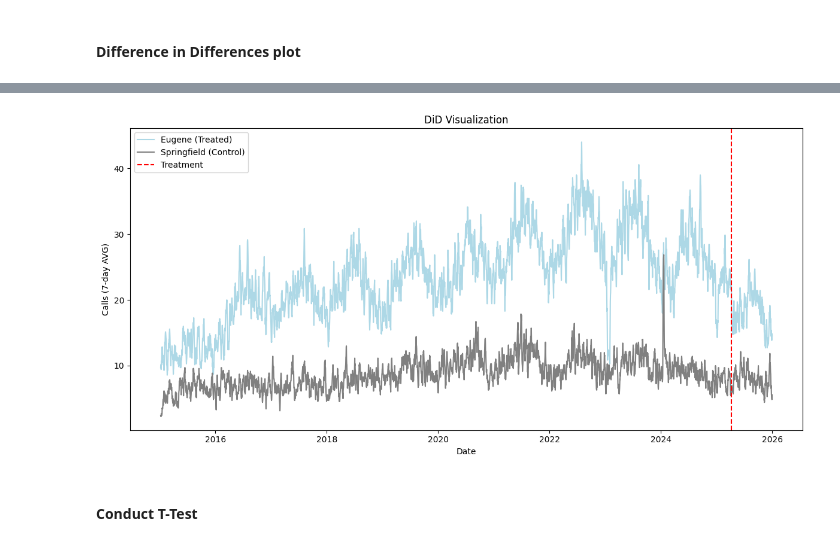
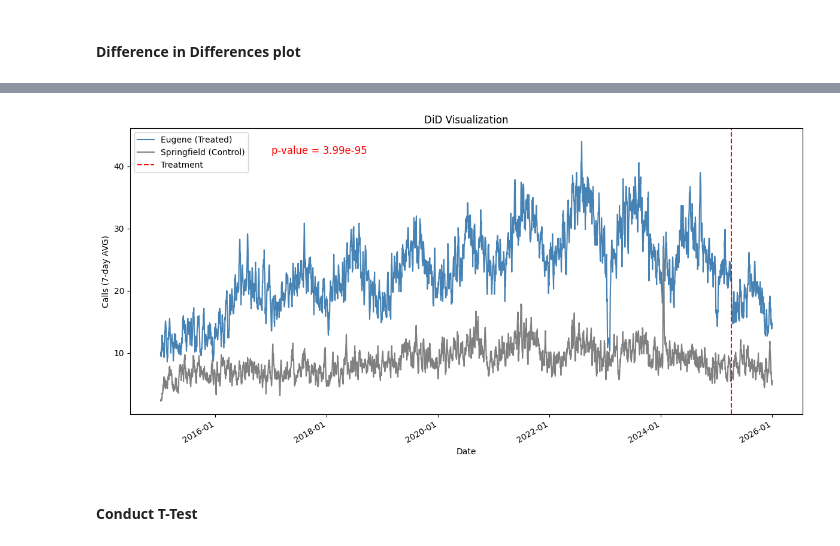
Before and after one commit to KanayaPatel/CAHOOTS-Gap-Performance-Analysis, a Jupyter notebook: volume_analysis.ipynb, the cells around one changed output, grey strips where cells are left out. Saved outputs shown, nothing was run; the diff lists cells and outputs as text; code cells hidden in the pictures.

```diff
--- a/volume_analysis.ipynb
+++ b/volume_analysis.ipynb
@@ -18,20 +35,27 @@ eug_counts = eug.groupby(eug['calltime'].dt.floor('D')).size().rolling(7).mean()
 spd_counts = spd.groupby(spd['calltime'].dt.floor('D')).size().rolling(7).mean().reset_index().rename(columns = {0: "count"})       # | Get total number of call by week |
 merged = pd.merge(eug_counts, spd_counts, on='calltime').rename(columns={"count_x":"count_eug", "count_y":"count_spd"})             # | Merge these datasets together for easy plotting |
 # %%
-plt.figure(figsize=(12,6))
-plt.plot(merged['calltime'], merged['count_eug'], label='Eugene (Treated)', color='lightblue')
-plt.plot(merged['calltime'], merged['count_spd'], label='Springfield (Control)', color='gray')
+fig, ax = plt.subplots(figsize=(12, 6))
 
-plt.axvline(treatment_date, linestyle='--', color='black', c="red", label="Treatment")
+ax.plot(merged['calltime'], merged['count_eug'], label='Eugene (Treated)', color='steelblue')
+ax.plot(merged['calltime'], merged['count_spd'], label='Springfield (Control)', color='gray')
 
-plt.legend()
-plt.title('DiD Visualization')
-plt.ylabel('Calls (7-day AVG)'), plt.xlabel("Date")
+ax.axvline(treatment_date, linestyle='--', color='red', label='Treatment')
+
+ax.legend()
+ax.set_title('DiD Visualization')
+ax.set_ylabel('Calls (7-day AVG)')
+ax.set_xlabel('Date')
+ax.text(pd.Timestamp("2017-01-02"), 42, "p-value = 3.99e-95", fontsize=12, color="red")
+
+ax.xaxis.set_major_formatter(mdates.DateFormatter('%Y-%m'))
+fig.autofmt_xdate()
+
 plt.tight_layout()
 plt.savefig("diff_in_diff.png", dpi=300)
 plt.show()
 # %% [output]
-[figure, old version]
+[figure, new version]
 # %% [markdown]
 #### Conduct T-Test
 # %%
```
Also changed, not shown: parts of 2 cells of this notebook, 2 other files.
